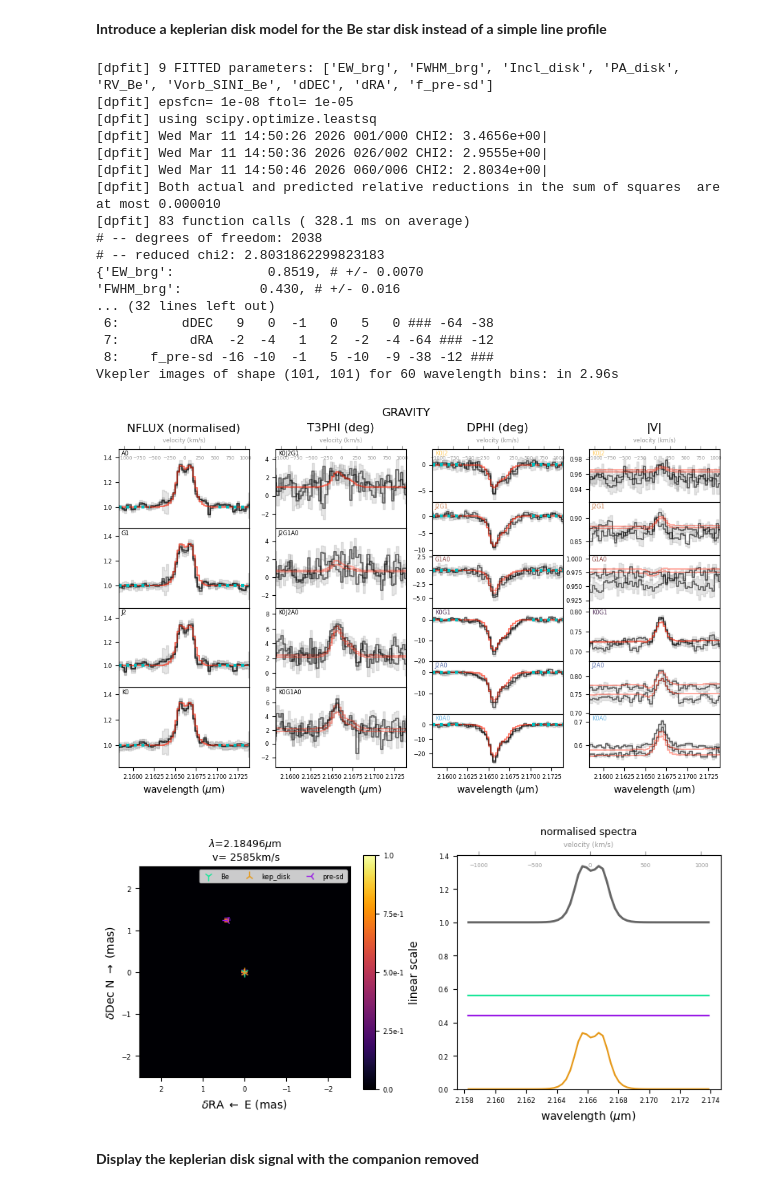
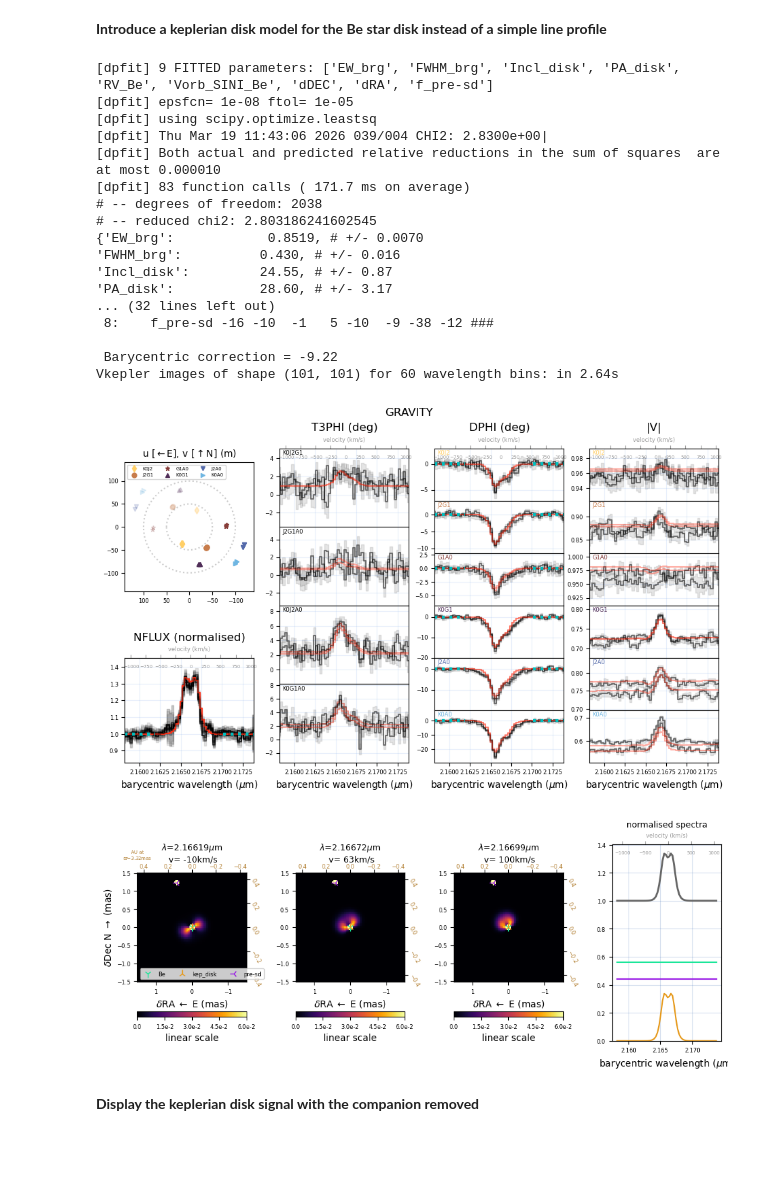
Before and after one commit to robert-klement/PMOIRED_tutorial_binary_fitting, a Jupyter notebook: binary_fitting_tutorial2.ipynb, the cells around one changed output. Saved outputs shown, nothing was run; the diff lists cells and outputs as text; code cells hidden in the pictures; blank space fills up the shorter version.

```diff
--- a/binary_fitting_tutorial2.ipynb
+++ b/binary_fitting_tutorial2.ipynb
@@ -132,44 +131,62 @@ model = {
     'kep_disk,projang': '$PA_disk',
     'Vorb_SINI_Be': 240.0,
     'kep_disk,Vin': '$Vorb_SINI_Be/np.sin(np.radians($kep_disk,incl))',
     'kep_disk,beta': -0.5,
     'kep_disk,diamin': '$Be,ud',
     'kep_disk,line_wl0': '2.1661178*(1+$RV_Be/2.998e5)',
 }
 
 do_not_fit = ['Be,f', 'Be_UD', 'kep_disk,beta', 'pre-sd,ud']
 oi.doFit(
     model,
     doNotFit=do_not_fit,
     verbose=2,
     maxfev=10000,
     ftol=1e-5,
     epsfcn=1e-8,
 )
 
 model_kep = oi.bestfit['best'].copy()
 
-oi.show(model=model_kep, spectro=True, showUV=False, imFov=5, vWl0=BrG, bckgGrid=False, fig=3)
+RV_Be = oi.bestfit['best']['RV_Be']
+barycorr = oi.data[0]['barycorr_km/s']
+print('\n Barycentric correction = {:.2f}'.format(barycorr))
+# imWl0 = [2.1661178*(1+(RV_Be+barycorr)/2.998e5), 2.1661178*(1+(RV_Be+50+barycorr)/2.998e5), 2.1661178*(1+(RV_Be+100+barycorr)/2.998e5)]
+imWl0 = [2.16619, 2.16672, 2.16699]
+
+oi.show(
+    model=model_kep,
+    imFov=3,
+    imWl0=[2.16619, 2.16672, 2.16699],
+    imPow=1.0,
+    imMax=0.06,
+    vWl0=2.1661178*(1 + (RV_Be + barycorr) / 2.998e5),
+    imPlx=1000 / 301,
+    showSED=True,
+    fig=0,
+    barycentric=True,
+    showUV=True,
+    )
 # %% [output]
 [dpfit] 9 FITTED parameters: ['EW_brg', 'FWHM_brg', 'Incl_disk', 'PA_disk', 'RV_Be', 'Vorb_SINI_Be', 'dDEC', 'dRA', 'f_pre-sd']
 [dpfit] epsfcn= 1e-08 ftol= 1e-05
 [dpfit] using scipy.optimize.leastsq
-[dpfit] Wed Mar 11 14:50:26 2026 001/000 CHI2: 3.4656e+00|
-[dpfit] Wed Mar 11 14:50:36 2026 026/002 CHI2: 2.9555e+00|
-[dpfit] Wed Mar 11 14:50:46 2026 060/006 CHI2: 2.8034e+00|
+[dpfit] Thu Mar 19 11:43:06 2026 039/004 CHI2: 2.8300e+00|
 [dpfit] Both actual and predicted relative reductions in the sum of squares  are at most 0.000010
-[dpfit] 83 function calls ( 328.1 ms on average)
+[dpfit] 83 function calls ( 171.7 ms on average)
 # -- degrees of freedom: 2038
-# -- reduced chi2: 2.8031862299823183
+# -- reduced chi2: 2.803186241602545
 {'EW_brg':            0.8519, # +/- 0.0070
 'FWHM_brg':          0.430, # +/- 0.016
+'Incl_disk':         24.55, # +/- 0.87
+'PA_disk':           28.60, # +/- 3.17
 ... (32 lines left out)
- 6:        dDEC   9   0  -1   0   5   0 ### -64 -38
- 7:         dRA  -2  -4   1   2  -2  -4 -64 ### -12
  8:    f_pre-sd -16 -10  -1   5 -10  -9 -38 -12 ###
-Vkepler images of shape (101, 101) for 60 wavelength bins: in 2.96s
+
+ Barycentric correction = -9.22
+Vkepler images of shape (101, 101) for 60 wavelength bins: in 2.64s
-[figure, old version]
+[figure, new version]
-[figure, old version]
+[figure, new version]
 # %% [markdown]
 **Display the keplerian disk signal with the companion removed**
 # %%
```
Also changed, not shown: parts of 2 cells of this notebook, 2 other files.
